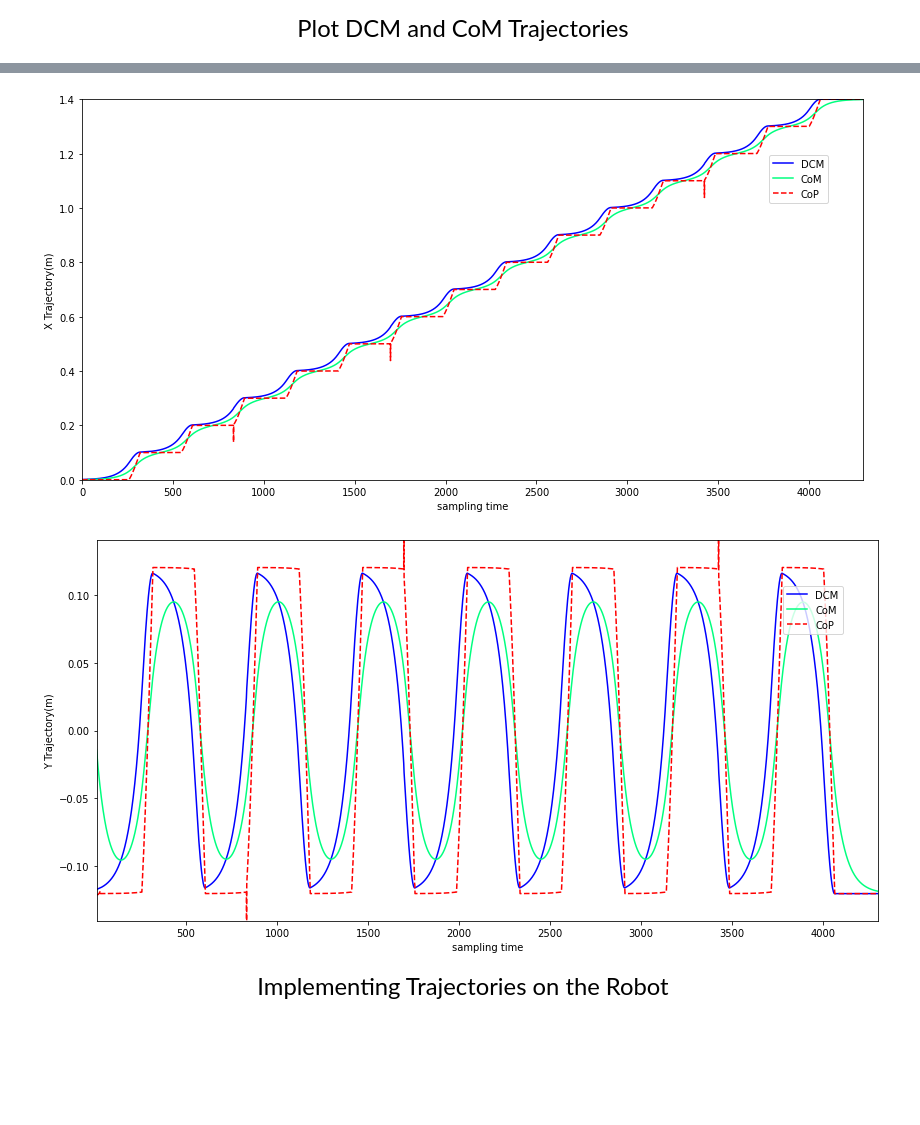
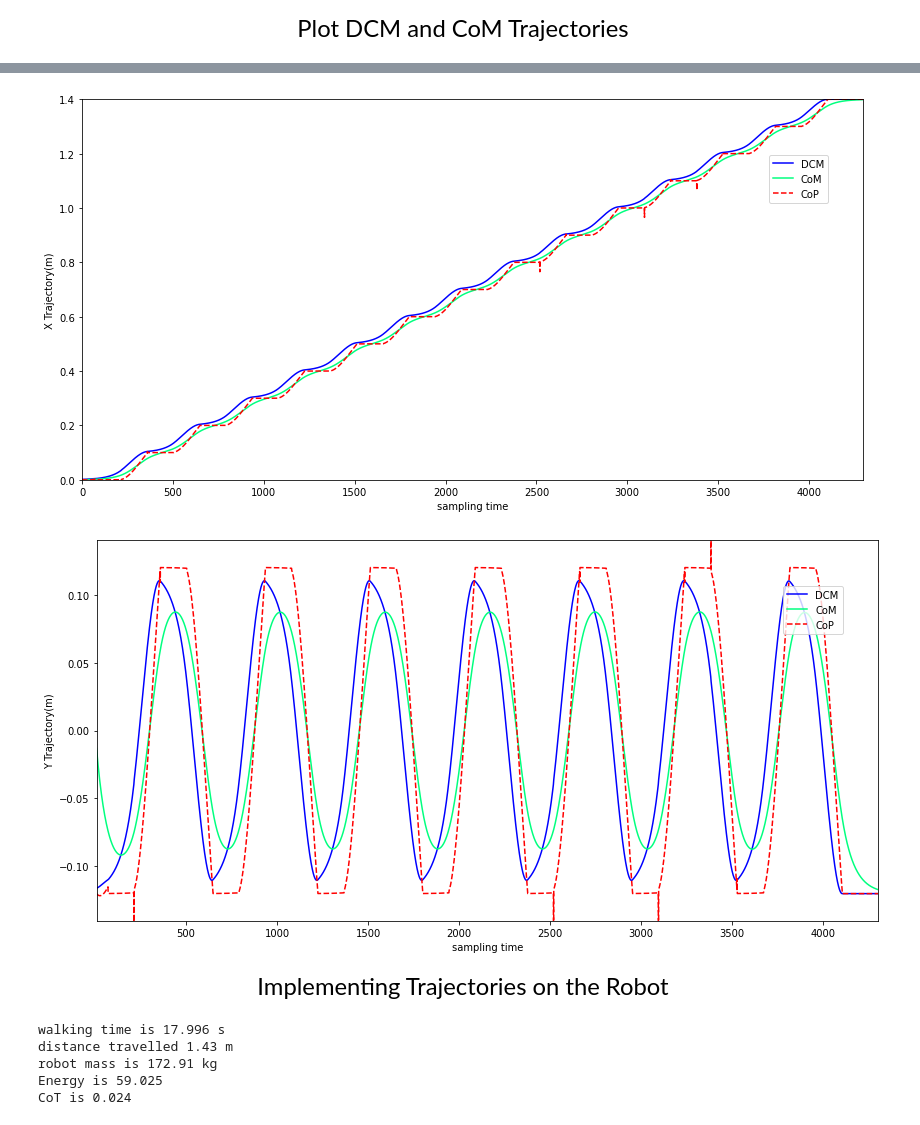
Before and after one commit to mbiselx/LeggedRobots, a Jupyter notebook: Project_1/code/DCM--walking-Atlas.ipynb, the cells around one changed output, grey strips where cells are left out. Cells and saved outputs as stored; diff of their text form; code cells hidden in the pictures; blank space fills up the shorter version.

Commit message:
project 1 en-route (walking robot, CoT)

```diff
--- a/Project_1/code/DCM--walking-Atlas.ipynb
+++ b/Project_1/code/DCM--walking-Atlas.ipynb
@@ -34,14 +34,14 @@ pybullet.setRealTimeSimulation(0)
 <div style="text-align:center"><span style="color:black; font-family:helvetica; font-size:1.7em;">Planning Feet Trajectories</span></div>
 # %%
 #In this part we will specify the steps position and duration and we will implement foot trajectory generation
-doubleSupportDuration = 0.25 #We select 0.25 second as DS duration
+doubleSupportDuration = 0.6 #0.6 #We select 0.25 second as DS duration
 stepDuration = 1.2 #We select 1.2 second as step duration(step duration=SS+DS)
-pelvisHeight= 0.7 #Constant pelvis(CoM) height during walking
-maximumFootHeight = 0.07 #The maximum height of swing foot during each step
+pelvisHeight= 0.8 #0.8 #0.7#Constant pelvis(CoM) height during walking
+maximumFootHeight = 0.07#0.07 #The maximum height of swing foot during each step
 
 FootPlanner = FootTrajectoryGenerator(stepDuration, doubleSupportDuration, maximumFootHeight) #We create an object of foot FootTrajectoryGenerator Class
-stepWidth=0.12 #=lateralDistanceOfFeet/2
-stepLength=0.1 #longitudinal distance between two sequential feet stepLength=stepStride/2,
+stepWidth=0.12#0.12 #=lateralDistanceOfFeet/2
+stepLength=0.1#0.1 #longitudinal distance between two sequential feet stepLength=stepStride/2,
 numberOfFootPrints=17
 FootPrints=np.empty((numberOfFootPrints, 3))
 
@@ -272,8 +272,11 @@ ax4.set_xlabel('X(m)')
 ax4.set_ylabel('Y(m)')
 ax4.plot(DCMPlanner.DCM[:,0],DCMPlanner.DCM[:,1],'blue',label="DCM")
 ax4.plot(DCMPlanner.CoM[:,0],DCMPlanner.CoM[:,1],'springgreen',label="CoM")
+ax4.scatter(DCMPlanner.initialDCMForDS[:, 0], DCMPlanner.initialDCMForDS[:, 1], c='violet',label="iniDS")
+ax4.scatter(DCMPlanner.finalDCMForDS[:, 0],   DCMPlanner.finalDCMForDS[:, 1],   c='black', label="finalDS")
 fig4.legend(bbox_to_anchor=(0.87, 0.87))
 plt.show()
+
 
 
 figg5, (ax5) = plt.subplots(figsize = (14, 7))
@@ -300,5 +303,5 @@ plt.show()
-[figure, old version]
+[figure, new version]
-[figure, old version]
+[figure, new version]
 # %% [markdown]
 <div style="text-align:center"><span style="color:black; font-family:helvetica; font-size:1.7em;">Implementing Trajectories on the Robot</span></div>
 # %%
@@ -359 +371,30 @@ for i in range(int((DCMPlanner.numberOfSamplesPerSecond) * CoPPositions.shape[0]
+# %%
+#for joint in lowerBodyState:
+    #print(joint[3])
+    #print(joint[2][0:3])
+#print(lowerBodyState[3])
+
+gravity = 9.81
+link_masses = np.array([pybullet.getDynamicsInfo(bodyUniqueId=robotID, linkIndex = int(linkID))[0] for linkID in jointsIndex])
+mass = np.sum(link_masses)
+
+distance_travelled = pybullet.getBasePositionAndOrientation(bodyUniqueId=robotID)[0][0] # we assume the robot started at x=0
+
+CoT = Energy/(mass*gravity*distance_travelled)
+
+print("walking time is {:.3f} s".format(DCMPlanner.t[-1]))
+print("distance travelled {:.2f} m".format(distance_travelled))
+print("robot mass is {:.2f} kg".format(mass))
+print("Energy is {:.3f}".format(Energy))
+print("CoT is {:.3f}".format(CoT))
+
+
+#for joint in jointsIndex:
+#    print(pybullet.getJointInfo(bodyUniqueId=robotID, jointIndex=int(joint)))
+# %% [output]
+walking time is 17.996 s
+distance travelled 1.43 m
+robot mass is 172.91 kg
+Energy is 59.025
+CoT is 0.024
 # %%
```
Also changed, not shown: parts of 8 cells of this notebook, 2 other files.
